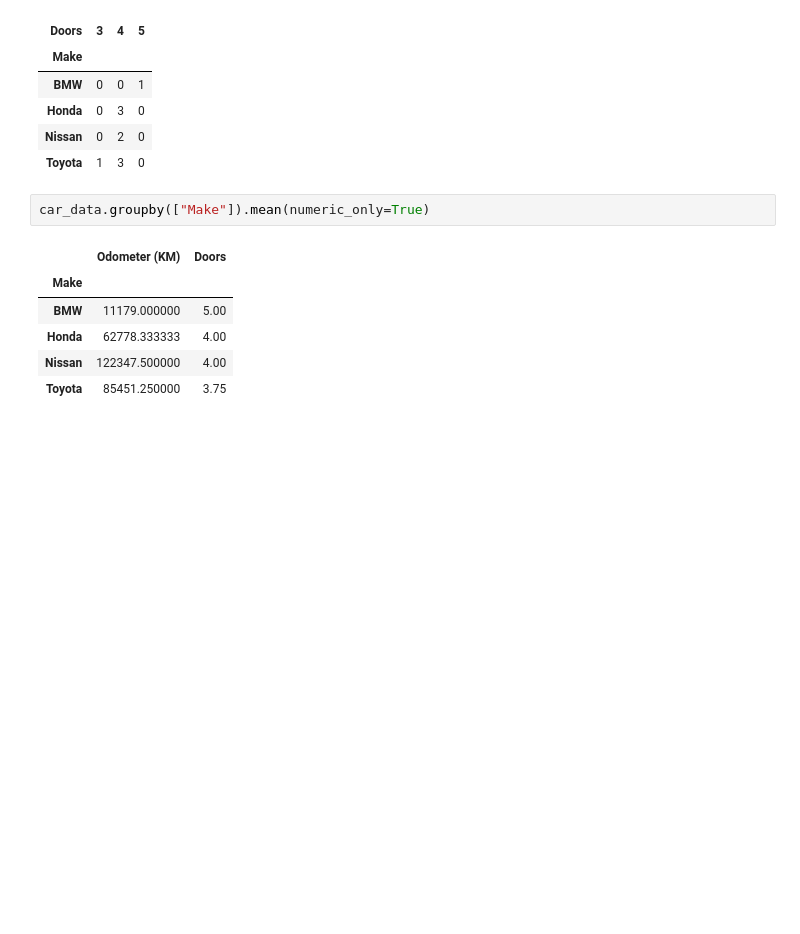
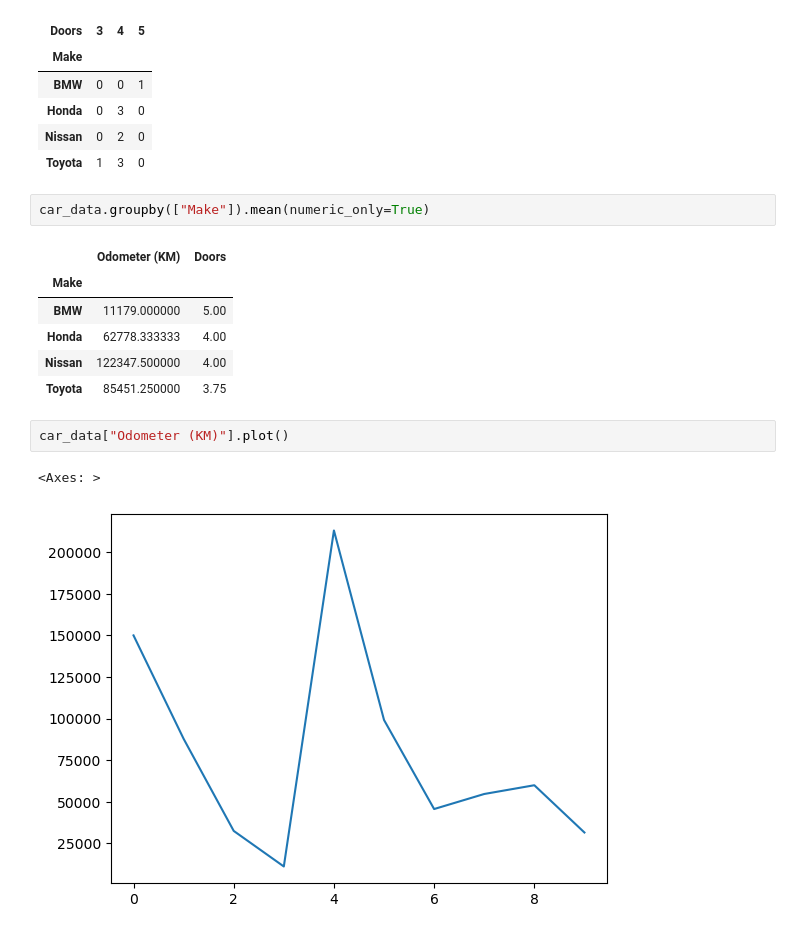
Before and after one commit to sumeetpatond/data-science-ce, a Jupyter notebook: introduction-to-pandas.ipynb, the cells around one changed output. Drawn from its saved outputs; the diff is of its cells as text; blank space fills up the shorter version.

Commit message:
Pandas - Manupulating data

```diff
--- a/introduction-to-pandas.ipynb
+++ b/introduction-to-pandas.ipynb
@@ -342,3 +342,8 @@ car_data.groupby(["Make"]).mean(numeric_only=True)
 | Honda | 62778.333333 | 4.00 |
 | Nissan | 122347.500000 | 4.00 |
 | Toyota | 85451.250000 | 3.75 |
+# %%
+car_data["Odometer (KM)"].plot()
+# %% [output]
+<Axes: >
+[figure, added]
```
Also changed, not shown: parts of 40 cells of this notebook, 1 other file.
